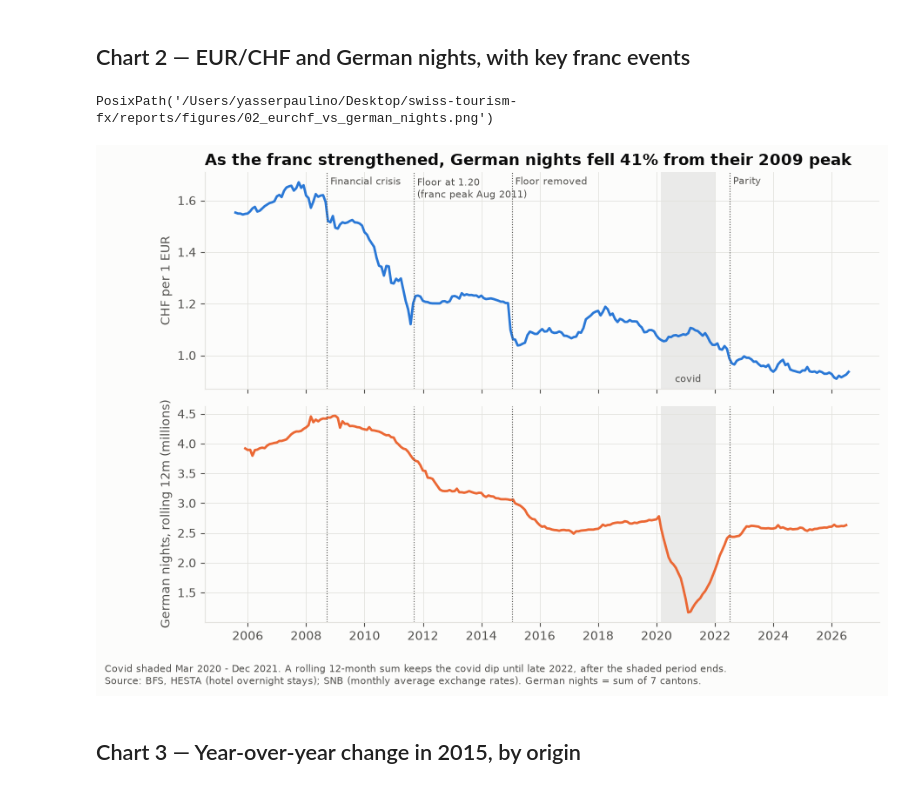
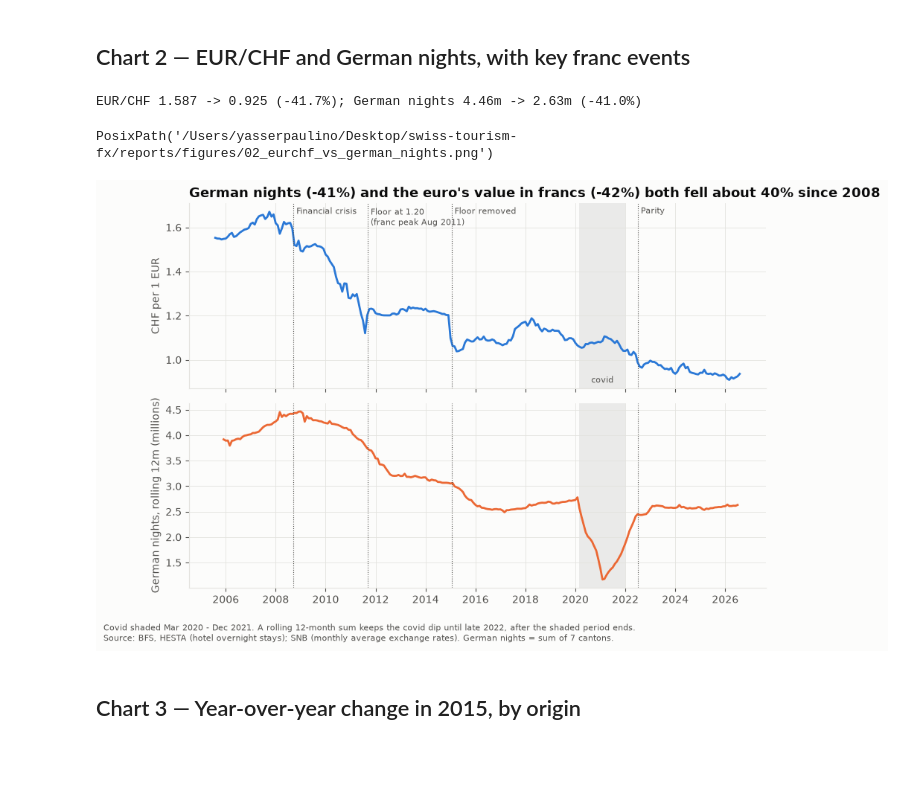
Before and after one commit to Pauulinooo/swiss-tourism-fx, a Jupyter notebook: notebooks/01_eda.ipynb, the cells around one changed output. Saved outputs shown, nothing was run; the diff lists cells and outputs as text; code cells hidden in the pictures; blank space fills up the shorter version.

```diff
--- a/notebooks/01_eda.ipynb
+++ b/notebooks/01_eda.ipynb
@@ -82,39 +82,48 @@ PosixPath('/Users/yasserpaulino/Desktop/swiss-tourism-fx/reports/figures/01_cant
 eur = con.sql("SELECT date, chf_per_unit FROM fx WHERE currency = 'EUR' ORDER BY date").df()
 eur["date"] = pd.to_datetime(eur["date"])
 german = roll.loc[roll["origin"] == "Germany", ["date", "rolling_12m"]]
 
 EVENTS = [  # date, label
     ("2008-09-15", "Financial crisis"),
     ("2011-09-06", "Floor at 1.20\n(franc peak Aug 2011)"),
     ("2015-01-15", "Floor removed"),
     ("2022-07-01", "Parity"),
 ]
-peak = german.loc[german["rolling_12m"].idxmax()]
-drop = 100 * (german["rolling_12m"].iloc[-1] / peak["rolling_12m"] - 1)
+# Change since 2008: calendar year 2008 vs the latest 12 months of each series
+fx_2008 = eur.loc[eur["date"].dt.year == 2008, "chf_per_unit"].mean()
+fx_last = eur["chf_per_unit"].tail(12).mean()
+assert (eur["date"].diff().dt.days.dropna() <= 31).all(), "FX series has a gap"
+de_2008 = german.loc[german["date"] == "2008-12-01", "rolling_12m"].item()
+de_last = german["rolling_12m"].iloc[-1]
+fx_chg, de_chg = 100 * (fx_last / fx_2008 - 1), 100 * (de_last / de_2008 - 1)
+print(f"EUR/CHF {fx_2008:.3f} -> {fx_last:.3f} ({fx_chg:+.1f}%); "
+      f"German nights {de_2008/1e6:.2f}m -> {de_last/1e6:.2f}m ({de_chg:+.1f}%)")
+assert -45 < fx_chg < -35 and -45 < de_chg < -35, "'about 40%' no longer holds"
 
 fig, (ax1, ax2) = plt.subplots(2, 1, figsize=(10, 6.8), sharex=True,
                                gridspec_kw={"height_ratios": [1, 1]})
 ax1.plot(eur["date"], eur["chf_per_unit"], color=ORIGIN_COLORS["Switzerland"])
 ax1.set_ylabel("CHF per 1 EUR")
 ax2.plot(german["date"], german["rolling_12m"] / 1e6, color=ORIGIN_COLORS["Germany"])
 ax2.set_ylabel("German nights, rolling 12m (millions)")
 for ax in (ax1, ax2):
     shade_covid(ax, label=ax is ax1)
     for d, _ in EVENTS:
         ax.axvline(pd.Timestamp(d), color=INK_SOFT, lw=0.8, ls=":")
 for d, text in EVENTS:
     ax1.annotate(text, xy=(pd.Timestamp(d), 0.98), xycoords=("data", "axes fraction"),
                  xytext=(3, 0), textcoords="offset points", ha="left", va="top",
                  fontsize=8, color=INK_SOFT)
 year_axis(ax2)
-ax1.set_title(f"As the franc strengthened, German nights fell {abs(drop):.0f}% "
-              f"from their {peak['date']:%Y} peak", loc="left")
+ax1.set_title(f"German nights ({de_chg:.0f}%) and the euro's value in francs ({fx_chg:.0f}%) "
+              f"both fell about 40% since 2008", loc="left")
 add_source(fig, SOURCE_BFS_SNB + ". German nights = sum of 7 cantons.", COVID_ROLLING_NOTE)
 fig.subplots_adjust(bottom=0.12, hspace=0.08)
 save(fig, "02_eurchf_vs_german_nights")
 # %% [output]
-PosixPath('/Users/yasserpaulino/Desktop/swiss-tourism-fx/reports/figures/02_eurchf_vs_german_nights.png')
+EUR/CHF 1.587 -> 0.925 (-41.7%); German nights 4.46m -> 2.63m (-41.0%)
+PosixPath('/Users/yasserpaulino/Desktop/swiss-tourism-fx/reports/figures/02_eurchf_vs_german_nights.png')
-[figure, old version]
+[figure, new version]
 # %% [markdown]
 ## Chart 3 — Year-over-year change in 2015, by origin
 # %%
```
Also changed, not shown: parts of 6 cells of this notebook, 3 other files.
